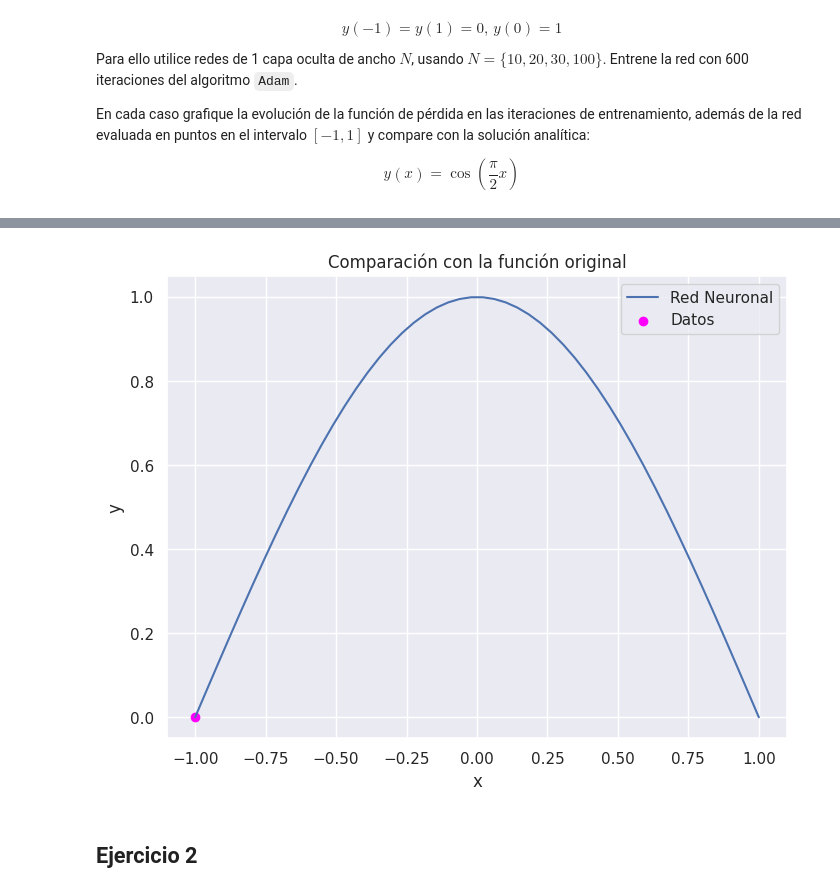
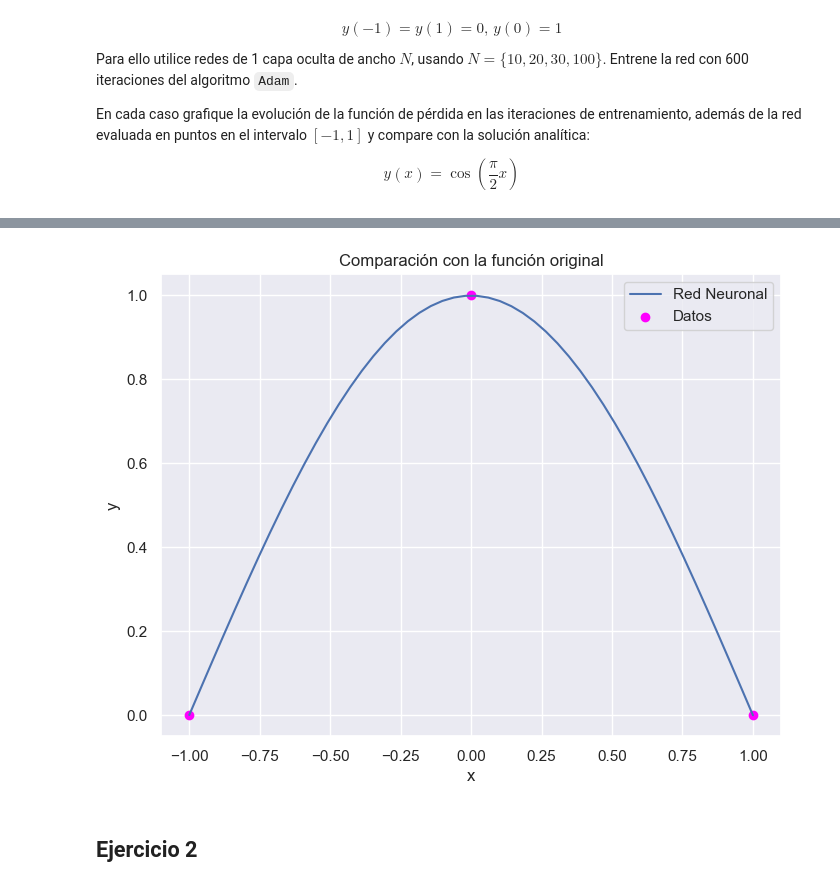
Before and after one commit to Miguel-Escobar/topicos-en-NN, a Jupyter notebook: Tarea1/MA5606_Tarea_1_Enunciado.ipynb, the cells around one changed output, grey strips where cells are left out. Cells and saved outputs as stored; diff of their text form; code cells hidden in the pictures.

```diff
--- a/Tarea1/MA5606_Tarea_1_Enunciado.ipynb
+++ b/Tarea1/MA5606_Tarea_1_Enunciado.ipynb
@@ -204,30 +204,30 @@ Iterations 600 || loss: 0.000057
 # %%
 x0, xf = -1, 1
 N, dim = 50, 1
 size = (N, dim)
 # Generamos datos para poder testear el resultado de la red
 N_test = 50
 X_test = torch.linspace(x0, xf, N_test).reshape((N_test, dim))
 y_test = net(X_test).squeeze()
 # y_true = y_analitica(X_test).squeeze()
 
-datax = [x_initial[0][0]]
-datay = [y_initial[0][0]]
+datax = [x_initial[i][0] for i in range(3)]
+datay = [y_initial[i][0] for i in range(3)]
 
 fix, ax = plt.subplots(1, 1, figsize=(8, 6))
 # Cuando pasamos un tensor a través de una red entrenada
 # debemos utilizar detach() para eliminar el grafo que se utiliza
 # en la autodiferenciación
 ax.plot(X_test, y_test.detach(), label="Red Neuronal")
 # ax.scatter(X_test, y_true, label="Verdadero", c="orange")
 ax.scatter(datax, datay, c="magenta", label="Datos")
 ax.set_xlabel("x")
 ax.set_ylabel("y")
 ax.set_title("Comparación con la función original")
 ax.legend()
 plt.show()
 # %% [output]
-[figure, old version]
+[figure, new version]
 # %% [markdown]
 ## **Ejercicio 2**
 # %% [markdown]
```
Also changed, not shown: parts of 7 cells of this notebook, 7 other files.
